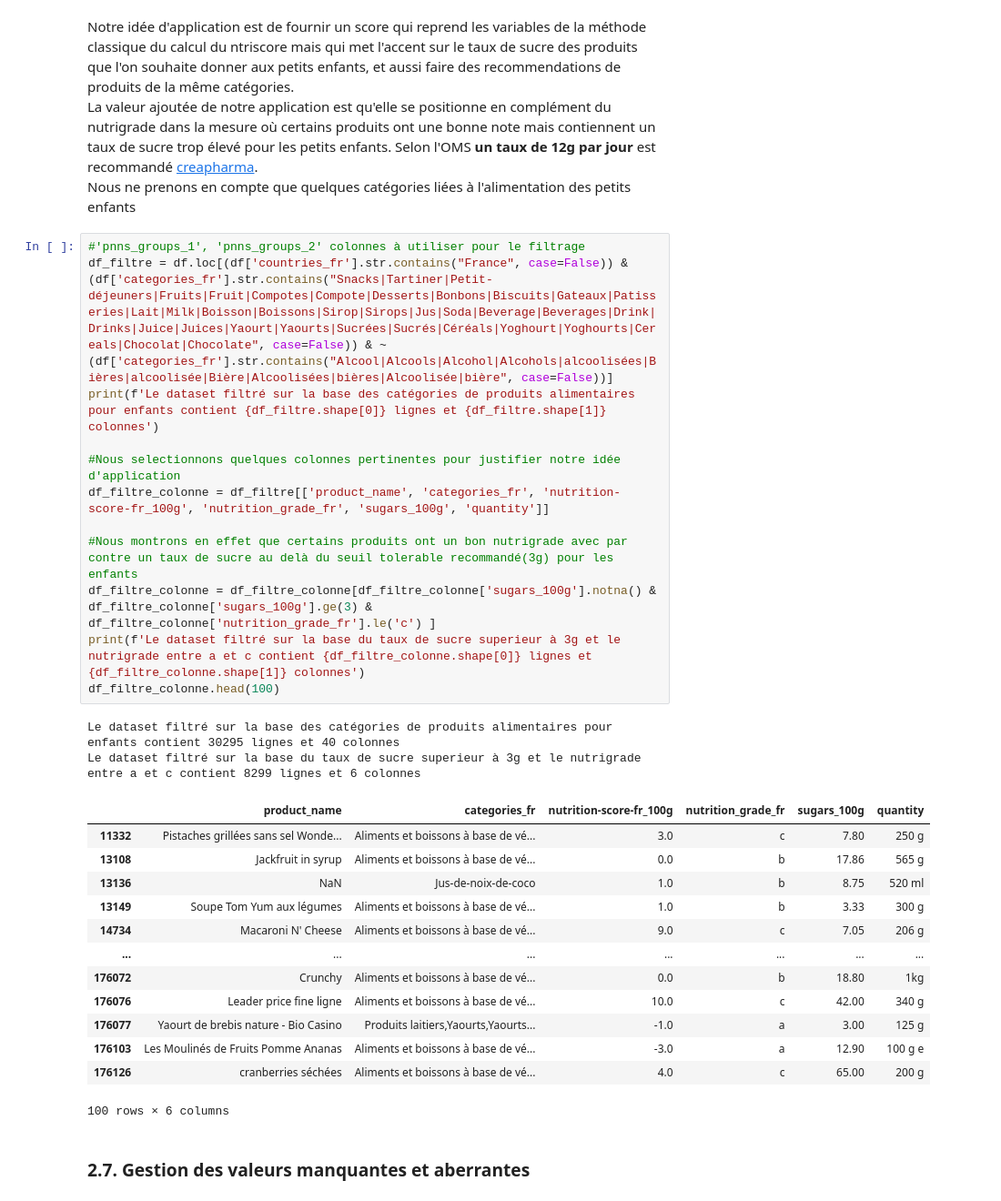
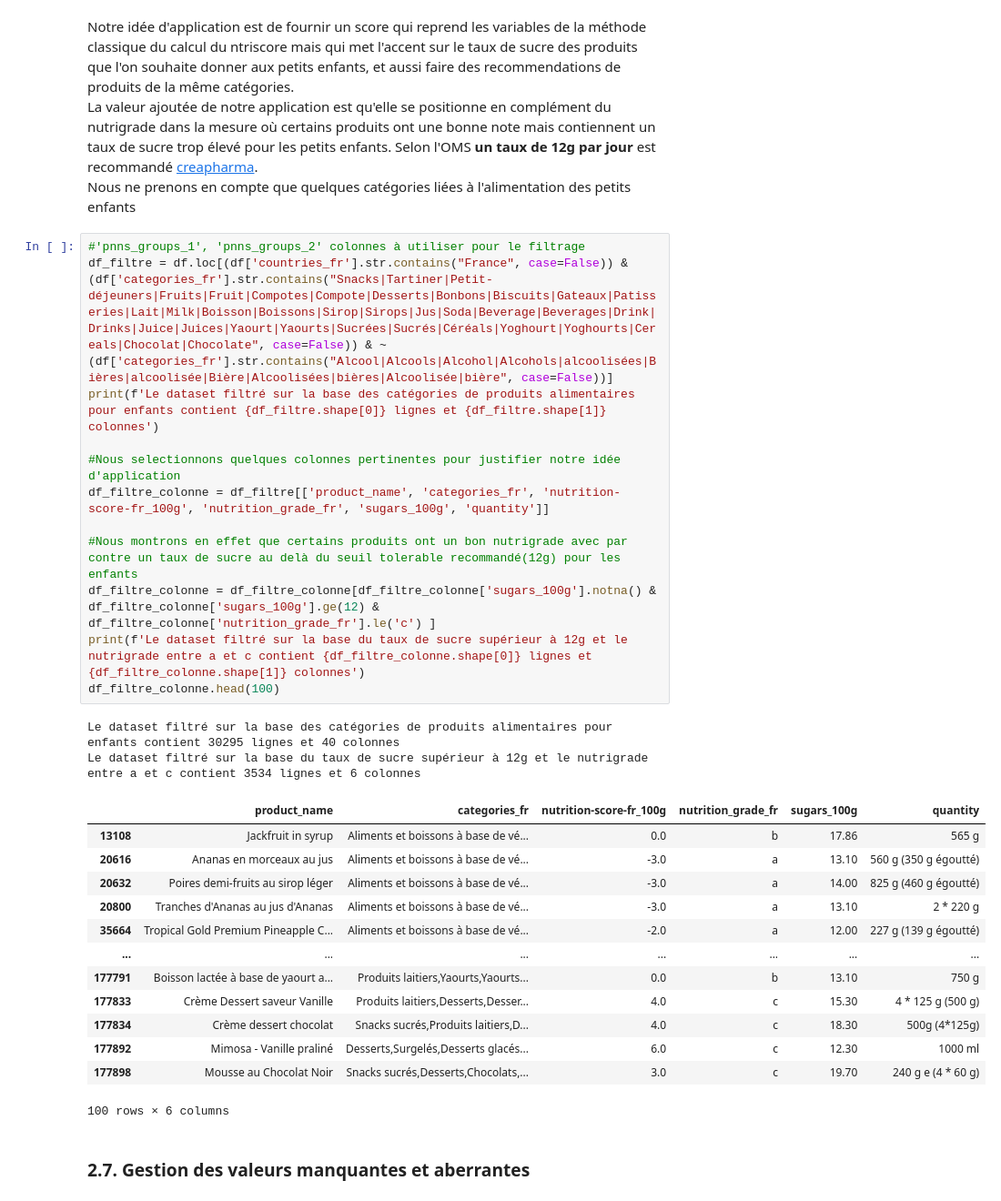
Before and after one commit to Bakarime27/app-sante-public, a Jupyter notebook: nettoyage_data_asp.ipynb, the cells around one changed output. Shown at 91% size. Saved outputs shown, nothing was run; the diff lists cells and outputs as text.

```diff
--- a/nettoyage_data_asp.ipynb
+++ b/nettoyage_data_asp.ipynb
@@ -446,30 +446,30 @@ Nous ne prenons en compte que quelques catégories liées à l'alimentation des
 # %%
 #'pnns_groups_1', 'pnns_groups_2' colonnes à utiliser pour le filtrage
 df_filtre = df.loc[(df['countries_fr'].str.contains("France", case=False)) & (df['categories_fr'].str.contains("Snacks|Tartiner|Petit-déjeuners|Fruits|Fruit|Compotes|Compote|Desserts|Bonbons|Biscuits|Gateaux|Patisseries|Lait|Milk|Boisson|Boissons|Sirop|Sirops|Jus|Soda|Beverage|Beverages|Drink|Drinks|Juice|Juices|Yaourt|Yaourts|Sucrées|Sucrés|Céréals|Yoghourt|Yoghourts|Cereals|Chocolat|Chocolate", case=False)) & ~(df['categories_fr'].str.contains("Alcool|Alcools|Alcohol|Alcohols|alcoolisées|Bières|alcoolisée|Bière|Alcoolisées|bières|Alcoolisée|bière", case=False))]
 print(f'Le dataset filtré sur la base des catégories de produits alimentaires pour enfants contient {df_filtre.shape[0]} lignes et {df_filtre.shape[1]} colonnes')
 
 #Nous selectionnons quelques colonnes pertinentes pour justifier notre idée d'application
 df_filtre_colonne = df_filtre[['product_name', 'categories_fr', 'nutrition-score-fr_100g', 'nutrition_grade_fr', 'sugars_100g', 'quantity']]
 
-#Nous montrons en effet que certains produits ont un bon nutrigrade avec par contre un taux de sucre au delà du seuil tolerable recommandé(3g) pour les enfants
-df_filtre_colonne = df_filtre_colonne[df_filtre_colonne['sugars_100g'].notna() & df_filtre_colonne['sugars_100g'].ge(3) & df_filtre_colonne['nutrition_grade_fr'].le('c') ]
-print(f'Le dataset filtré sur la base du taux de sucre superieur à 3g et le nutrigrade entre a et c contient {df_filtre_colonne.shape[0]} lignes et {df_filtre_colonne.shape[1]} colonnes')
+#Nous montrons en effet que certains produits ont un bon nutrigrade avec par contre un taux de sucre au delà du seuil tolerable recommandé(12g) pour les enfants
+df_filtre_colonne = df_filtre_colonne[df_filtre_colonne['sugars_100g'].notna() & df_filtre_colonne['sugars_100g'].ge(12) & df_filtre_colonne['nutrition_grade_fr'].le('c') ]
+print(f'Le dataset filtré sur la base du taux de sucre supérieur à 12g et le nutrigrade entre a et c contient {df_filtre_colonne.shape[0]} lignes et {df_filtre_colonne.shape[1]} colonnes')
 df_filtre_colonne.head(100)
 # %% [output]
 Le dataset filtré sur la base des catégories de produits alimentaires pour enfants contient 30295 lignes et 40 colonnes
-Le dataset filtré sur la base du taux de sucre superieur à 3g et le nutrigrade entre a et c contient 8299 lignes et 6 colonnes
+Le dataset filtré sur la base du taux de sucre supérieur à 12g et le nutrigrade entre a et c contient 3534 lignes et 6 colonnes
 |  | product_name | categories_fr | nutrition-score-fr_100g | nutrition_grade_fr | sugars_100g | quantity |
-| 11332 | Pistaches grillées sans sel Wonde... | Aliments et boissons à base de vé... | 3.0 | c | 7.80 | 250 g |
 | 13108 | Jackfruit in syrup | Aliments et boissons à base de vé... | 0.0 | b | 17.86 | 565 g |
-| 13136 | NaN | Jus-de-noix-de-coco | 1.0 | b | 8.75 | 520 ml |
-| 13149 | Soupe Tom Yum aux légumes | Aliments et boissons à base de vé... | 1.0 | b | 3.33 | 300 g |
-| 14734 | Macaroni N' Cheese | Aliments et boissons à base de vé... | 9.0 | c | 7.05 | 206 g |
+| 20616 | Ananas en morceaux au jus | Aliments et boissons à base de vé... | -3.0 | a | 13.10 | 560 g (350 g égoutté) |
+| 20632 | Poires demi-fruits au sirop léger | Aliments et boissons à base de vé... | -3.0 | a | 14.00 | 825 g (460 g égoutté) |
+| 20800 | Tranches d'Ananas au jus d'Ananas | Aliments et boissons à base de vé... | -3.0 | a | 13.10 | 2 * 220 g |
+| 35664 | Tropical Gold Premium Pineapple C... | Aliments et boissons à base de vé... | -2.0 | a | 12.00 | 227 g (139 g égoutté) |
 | ... | ... | ... | ... | ... | ... | ... |
-| 176072 | Crunchy | Aliments et boissons à base de vé... | 0.0 | b | 18.80 | 1kg |
-| 176076 | Leader price fine ligne | Aliments et boissons à base de vé... | 10.0 | c | 42.00 | 340 g |
-| 176077 | Yaourt de brebis nature - Bio Casino | Produits laitiers,Yaourts,Yaourts... | -1.0 | a | 3.00 | 125 g |
-| 176103 | Les Moulinés de Fruits Pomme Ananas | Aliments et boissons à base de vé... | -3.0 | a | 12.90 | 100 g e |
-| 176126 | cranberries séchées | Aliments et boissons à base de vé... | 4.0 | c | 65.00 | 200 g |
+| 177791 | Boisson lactée à base de yaourt a... | Produits laitiers,Yaourts,Yaourts... | 0.0 | b | 13.10 | 750 g |
+| 177833 | Crème Dessert saveur Vanille | Produits laitiers,Desserts,Desser... | 4.0 | c | 15.30 | 4 * 125 g (500 g) |
+| 177834 | Crème dessert chocolat | Snacks sucrés,Produits laitiers,D... | 4.0 | c | 18.30 | 500g (4*125g) |
+| 177892 | Mimosa - Vanille praliné | Desserts,Surgelés,Desserts glacés... | 6.0 | c | 12.30 | 1000 ml |
+| 177898 | Mousse au Chocolat Noir | Snacks sucrés,Desserts,Chocolats,... | 3.0 | c | 19.70 | 240 g e (4 * 60 g) |
 100 rows × 6 columns
 # %% [markdown]
 ### **2.7.&nbsp;Gestion des valeurs manquantes et aberrantes**
```
Also changed, not shown: parts of 8 cells of this notebook.
